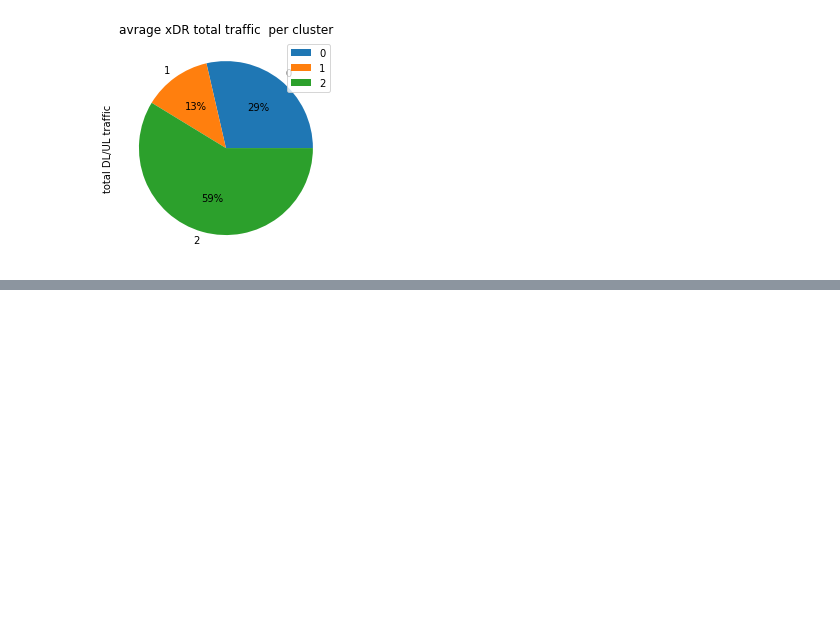
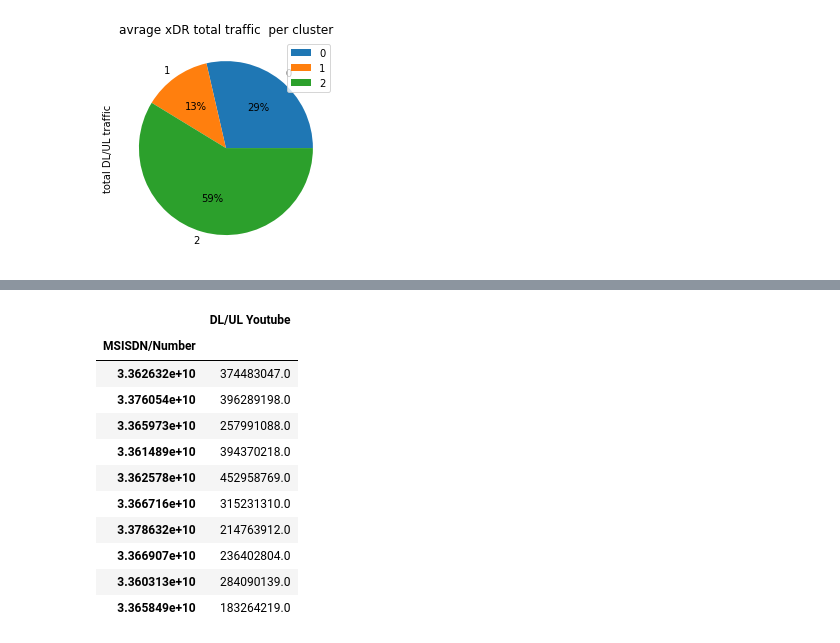
Before and after one commit to MohammedEsamaldin/week1_10academy, a Jupyter notebook: notebooks/User_Engagement_analysis.ipynb, the cells around one changed output, grey strips where cells are left out. Cells and saved outputs as stored; diff of their text form; code cells hidden in the pictures; blank space fills up the shorter version.

```diff
--- a/notebooks/User_Engagement_analysis.ipynb
+++ b/notebooks/User_Engagement_analysis.ipynb
@@ -355,0 +419,16 @@ cluster_avg.plot(kind = 'pie' , y= 'total DL/UL traffic',autopct='%1.0f%%',title
+# %%
+top_youtube = apps_agg_data.sort_values(by =  'DL/UL Youtube', ascending = False)
+top_social.loc[:,['DL/UL Youtube']].head(10)
+# %% [output]
+|  | DL/UL Youtube |
+| MSISDN/Number |  |
+| 3.362632e+10 | 374483047.0 |
+| 3.376054e+10 | 396289198.0 |
+| 3.365973e+10 | 257991088.0 |
+| 3.361489e+10 | 394370218.0 |
+| 3.362578e+10 | 452958769.0 |
+| 3.366716e+10 | 315231310.0 |
+| 3.378632e+10 | 214763912.0 |
+| 3.366907e+10 | 236402804.0 |
+| 3.360313e+10 | 284090139.0 |
+| 3.365849e+10 | 183264219.0 |
```
Also changed, not shown: parts of 13 cells of this notebook.
